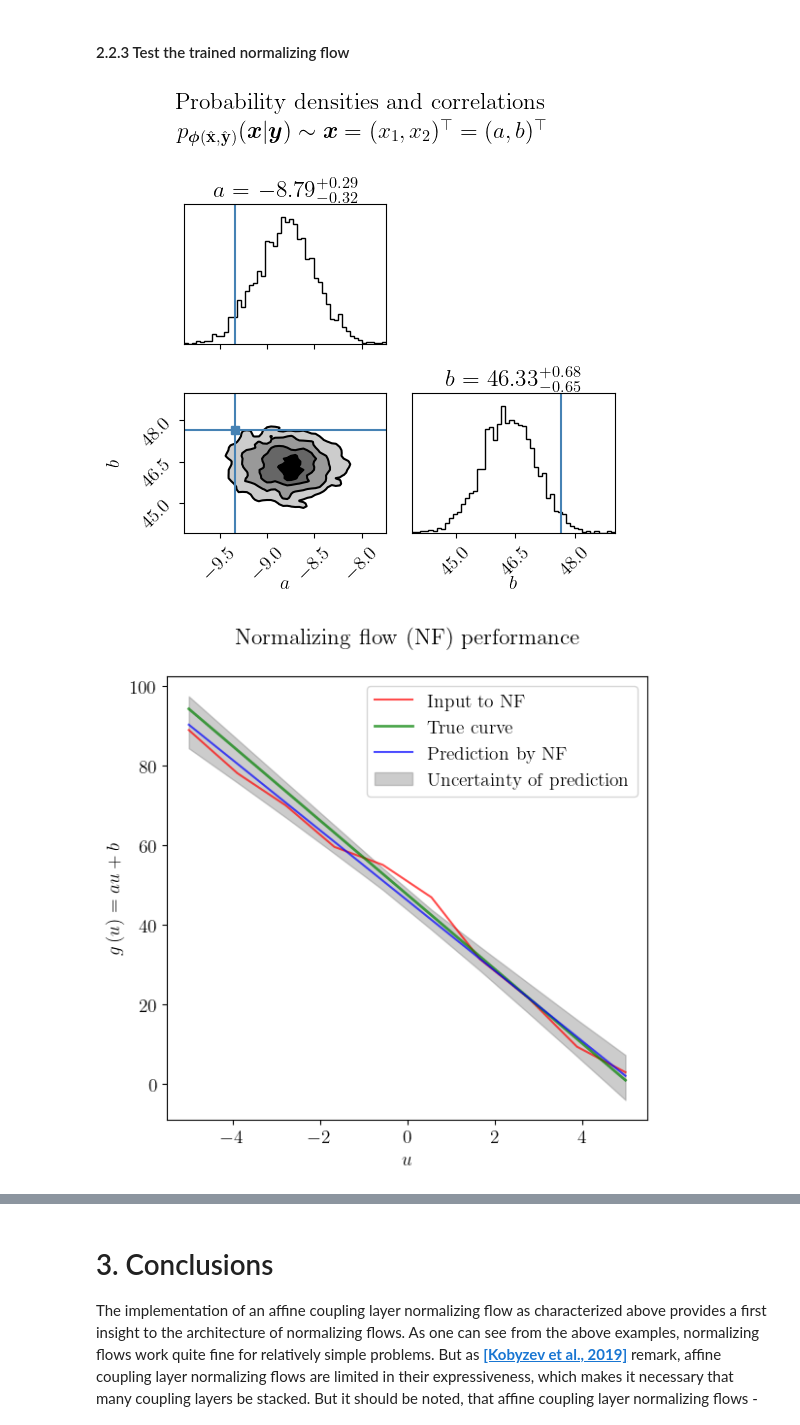
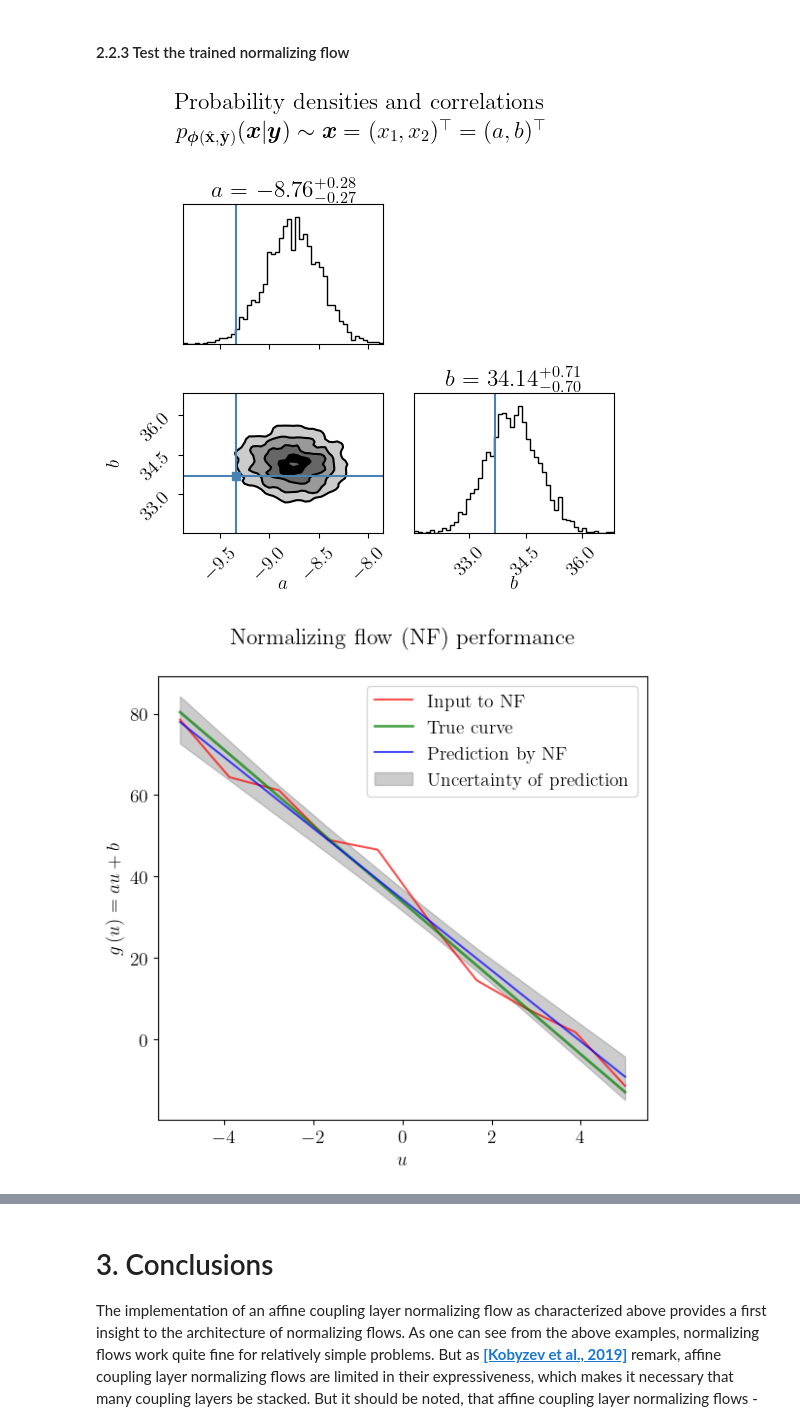
Before and after one commit to danielzahnd/master-thesis, a Jupyter notebook: code/nf-affine-coupling-layer-normalizing-flow/nf-affine-coupling-layer-normalizing-flow.ipynb, the cells around one changed output, grey strips where cells are left out. Drawn from its saved outputs; the diff is of its cells as text; code cells hidden in the pictures.

```diff
--- a/code/nf-affine-coupling-layer-normalizing-flow/nf-affine-coupling-layer-normalizing-flow.ipynb
+++ b/code/nf-affine-coupling-layer-normalizing-flow/nf-affine-coupling-layer-normalizing-flow.ipynb
@@ -821,7 +846,7 @@ Epoch 10/10 test loss: 0.0151
 #### 2.2.3 Test the trained normalizing flow
 # %%
 # Define testing parameters probeval
-probeval = np.array([-9.34, 47.64]) # probeval[0] is slope parameter, probeval[1] is intercept parameter
+probeval = np.array([-9.34, 33.69]) # probeval[0] is slope parameter, probeval[1] is intercept parameter
 
 # Calculate corresponding context corresponding to testing parameters
 probeobs = linear_model(u, probeval[0], probeval[1], 2*noise)
@@ -831,35 +856,35 @@ numsamples = 3000
 rec_x, z = lin_regr_flow_utils.sample(sample_num=numsamples, context=probeobs)
 
 # Produce corner plot 1
 figure = corner.corner(rec_x, labels=['$a$','$b$'], truths=probeval, show_titles=True, plot_datapoints=False, bins=50, fill_contours=True, smooth=1.0)
 plt.suptitle('Probability densities and correlations\n$p_{\\bm{\phi}(\\hat{\\mathbf{x}},\\hat{\\mathbf{y}})}(\\bm{x}|\\bm{y}) \\sim \\bm{x} = (x_1,x_2)^\\top = (a,b)^\\top$')
 plt.tight_layout()
 plt.savefig('appl_ex2_lin_regr_results_1.pdf')
 
 # Extract maximum and minimum values for each point u on the horizontal axis
 likeliest_line, max_line, min_line = find_boundaries_affine(rec_x, u)
 
 # Visualize results of the normalizing flow
 plt.figure(figsize=(6,6))
 plt.title('Normalizing flow (NF) performance\n')
 plt.plot(u, probeobs, color='red', label='Input to NF', alpha=0.7)
 plt.plot(u, probeval[0]*u + probeval[1], color='green', label='True curve', alpha=0.7, linewidth=2)
 plt.plot(u, likeliest_line, color='Blue', label='Prediction by NF', alpha=0.7)
 plt.fill_between(u, min_line, max_line, color='Grey', alpha=0.4, label='Uncertainty of prediction')
 plt.legend(loc='best')
 plt.xlabel('$u$')
 plt.ylabel('$g\,(u) = au + b$')
 plt.tight_layout()
 plt.savefig('appl_ex2_lin_regr_results_2.pdf')
 
 # Propagate it through the inverse normalizing flow
 lat_x = lin_regr_flow_utils.sample(sample_num=numsamples, input=rec_x, context=probeobs, inverse=False)
 
 # Plot results
 plot_dens(lat_x, lat_x.shape[1], inp_names=['Latent density for slope paremter $a$', 'Latent density for intercept parameter $b$'], title='$\\bm{z} = \\bm{f}_{\\bm{y},\\bm{\phi}(\\hat{\\mathbf{x}},\\hat{\\mathbf{y}})}(\\bm{x})$, $\\bm{x} \\sim p_{\\bm{\phi}(\\hat{\\mathbf{x}},\\hat{\\mathbf{y}})}(\\bm{x}|\\bm{y})$', savename='appl_ex2_lin_regr_results_3.pdf')
 # %% [output]
-[figure, old version]
+[figure, new version]
-[figure, old version]
+[figure, new version]
 [figure]
 # %% [markdown]
 # 3. Conclusions
```
Also changed, not shown: parts of 4 cells of this notebook, 8 other files.
